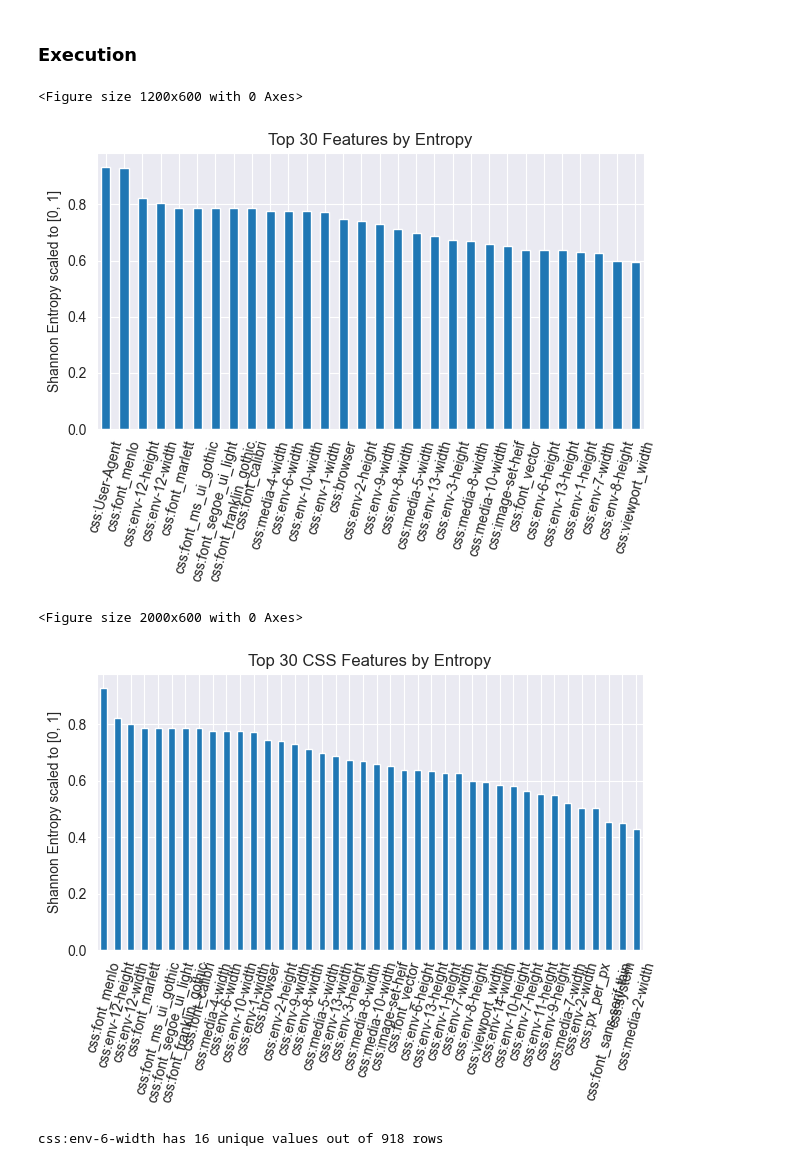
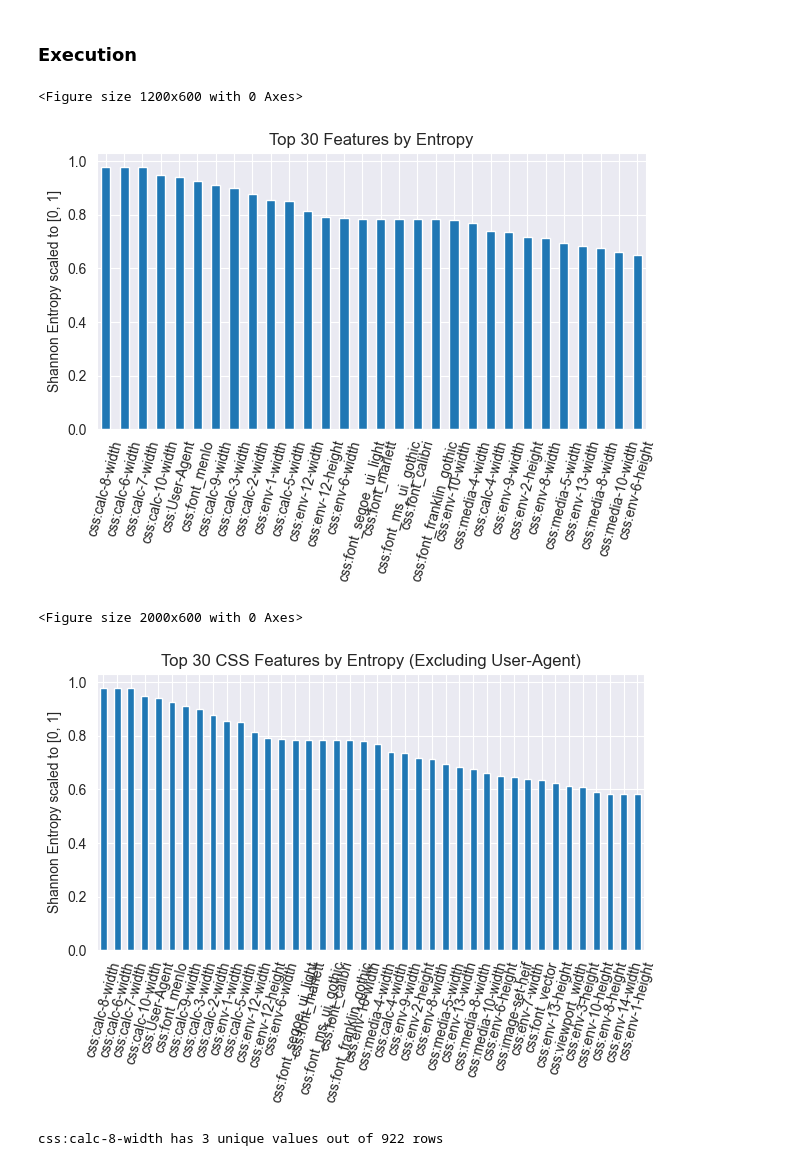
Before and after one commit to perzfilip/css-fingerprinting, a Jupyter notebook: analytics/3_entropy_analysis.ipynb, the cells around one changed output. Cells and saved outputs as stored; diff of their text form; code cells hidden in the pictures.

Commit message:
analysis of calc attributes

```diff
--- a/analytics/3_entropy_analysis.ipynb
+++ b/analytics/3_entropy_analysis.ipynb
@@ -4,7 +4,7 @@ import numpy as np
 from scipy.stats import entropy
 import matplotlib.pyplot as plt
 # %%
-PARQUET_FILE_PATH = "2_after_feature_extraction/feature_matrix_media.parquet"
+PARQUET_FILE_PATH = "2_after_feature_extraction/feature_matrix_media_calc.parquet"
 # %% [markdown]
 ### Functions
 # %% [markdown]
@@ -53,31 +53,31 @@ plt.tight_layout()
 plt.show()
 # %% [output]
 <Figure size 1200x600 with 0 Axes>
-[figure, old version]
+[figure, new version]
 # %%
 # Filter for columns containing "css"
 css_entropy_df = entropy_df[entropy_df.index.str.contains('css')]
 
 # remove user agent from the mix
-css_entropy_df = css_entropy_df[~css_entropy_df.index.str.contains('User-Agent')]
+# css_entropy_df = css_entropy_df[~css_entropy_df.index.str.contains('User-Agent')]
 
 # Plotting
 plt.figure(figsize=(20, 6))
 css_entropy_df.head(40).plot(kind='bar', legend=False)
 plt.title('Top 30 CSS Features by Entropy (Excluding User-Agent)')
 plt.ylabel('Shannon Entropy scaled to [0, 1]')
 plt.xticks(rotation=75)
 plt.tight_layout()
 plt.show()
 # %% [output]
 <Figure size 2000x600 with 0 Axes>
-[figure, old version]
+[figure, new version]
 # %%
-col = 'css:env-6-width'
+col = 'css:calc-8-width'
 n_unique = df[col].nunique()
 print(f"{col} has {n_unique} unique values out of {len(df)} rows")
 # %% [output]
-css:env-6-width has 16 unique values out of 918 rows
+css:calc-8-width has 3 unique values out of 922 rows
 # %%
 df[col].value_counts().head(20).plot(kind='bar', title=f"Top values for {col}")
 # %% [output]
```
Also changed, not shown: parts of 3 cells of this notebook, 3 other files.
